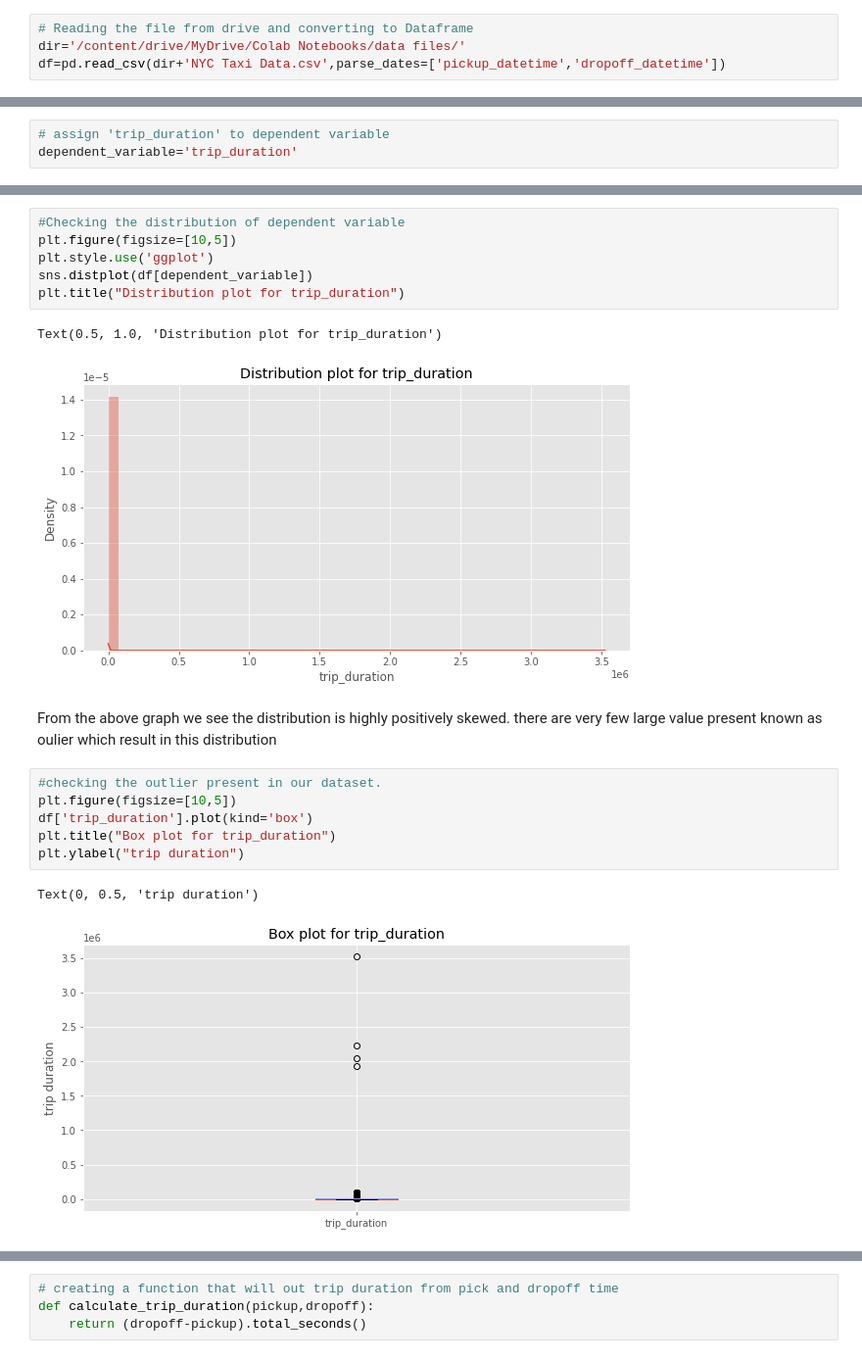
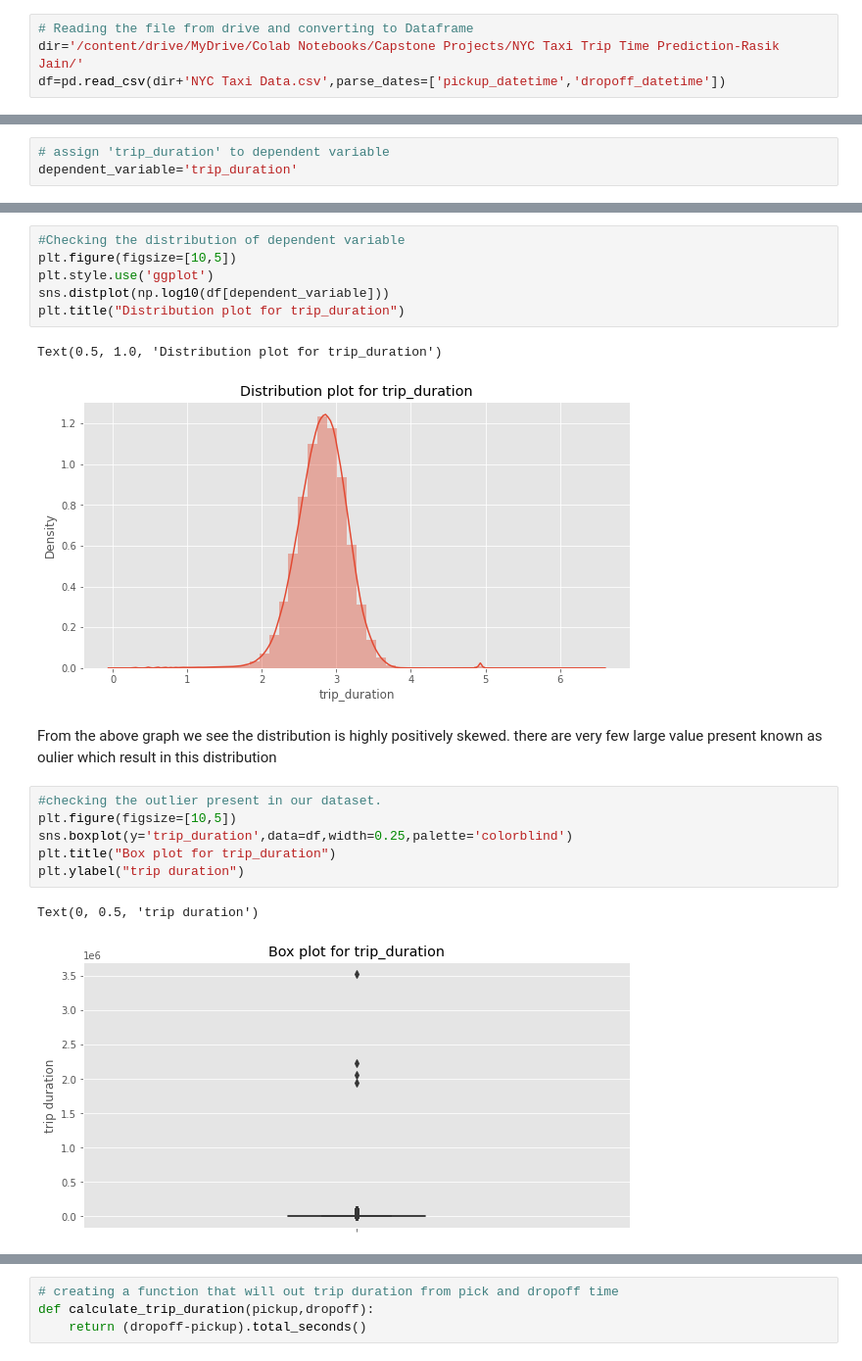
Before and after one commit to jainrasik/NYC-Taxi-Trip-Time-Prediction-Rasik-Jain, a Jupyter notebook: NYC_Taxi_Trip_Time_Prediction_rasik_jain_Capstone_Project.ipynb, the cells around one changed output, grey strips where cells are left out. Shown: that part at 98% size. Cells and saved outputs as stored; diff of their text form.

```diff
--- a/NYC_Taxi_Trip_Time_Prediction_rasik_jain_Capstone_Project.ipynb
+++ b/NYC_Taxi_Trip_Time_Prediction_rasik_jain_Capstone_Project.ipynb
@@ -59,6 +67,6 @@ Drive already mounted at /content/drive; to attempt to forcibly remount, call dr
 # %%
 # Reading the file from drive and converting to Dataframe
-dir='/content/drive/MyDrive/Colab Notebooks/data files/'
+dir='/content/drive/MyDrive/Colab Notebooks/Capstone Projects/NYC Taxi Trip Time Prediction-Rasik Jain/'
 df=pd.read_csv(dir+'NYC Taxi Data.csv',parse_dates=['pickup_datetime','dropoff_datetime'])
 # %%
 # checking the data
@@ -140,20 +158,20 @@ dependent_variable='trip_duration'
 #Checking the distribution of dependent variable
 plt.figure(figsize=[10,5])
 plt.style.use('ggplot')
-sns.distplot(df[dependent_variable])
+sns.distplot(np.log10(df[dependent_variable]))
 plt.title("Distribution plot for trip_duration")
 # %% [output]
 Text(0.5, 1.0, 'Distribution plot for trip_duration')
-[figure, old version]
+[figure, new version]
 # %% [markdown]
 From the above graph we see the distribution is highly positively skewed. there are very few large value present known as oulier which result in this distribution
 # %%
 #checking the outlier present in our dataset.
 plt.figure(figsize=[10,5])
-df['trip_duration'].plot(kind='box')
+sns.boxplot(y='trip_duration',data=df,width=0.25,palette='colorblind')
 plt.title("Box plot for trip_duration")
 plt.ylabel("trip duration")
 # %% [output]
 Text(0, 0.5, 'trip duration')
-[figure, old version]
+[figure, new version]
 # %% [markdown]
```
Also changed, not shown: parts of 90 cells of this notebook.
